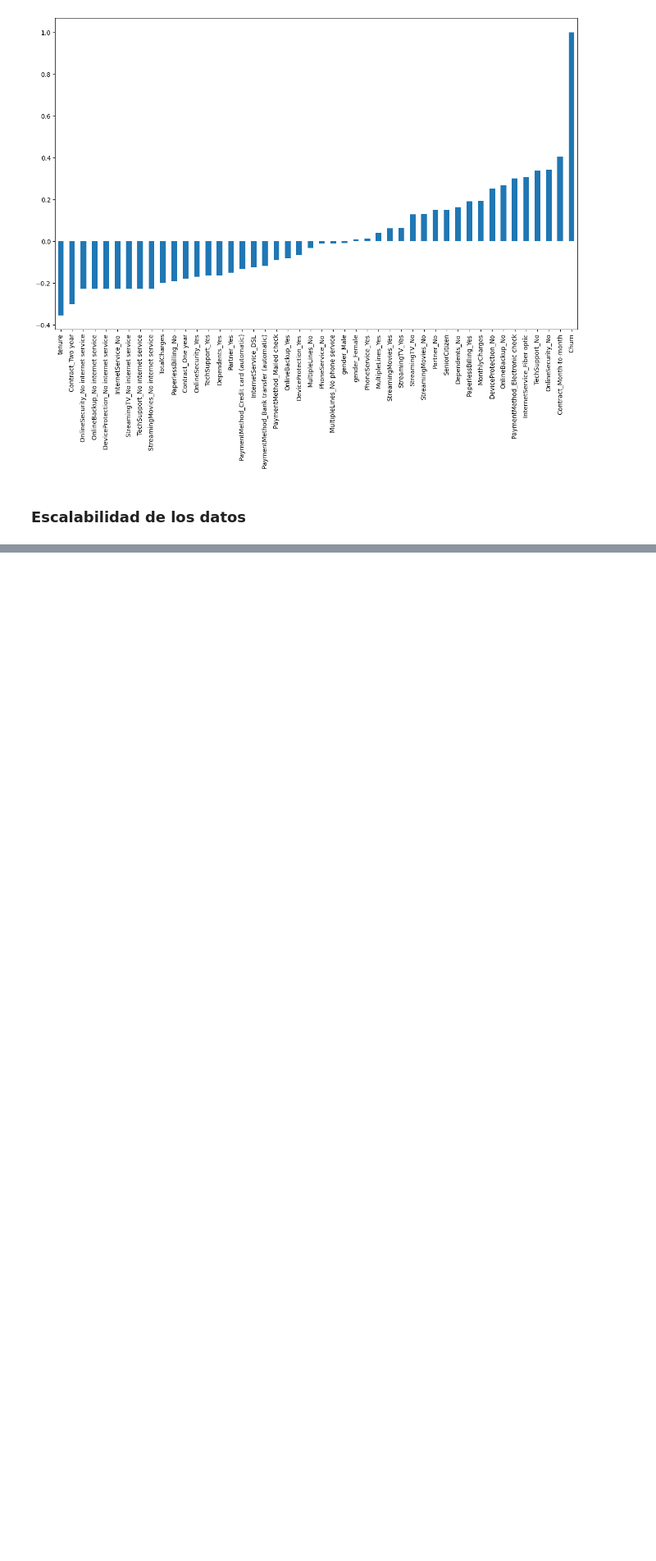
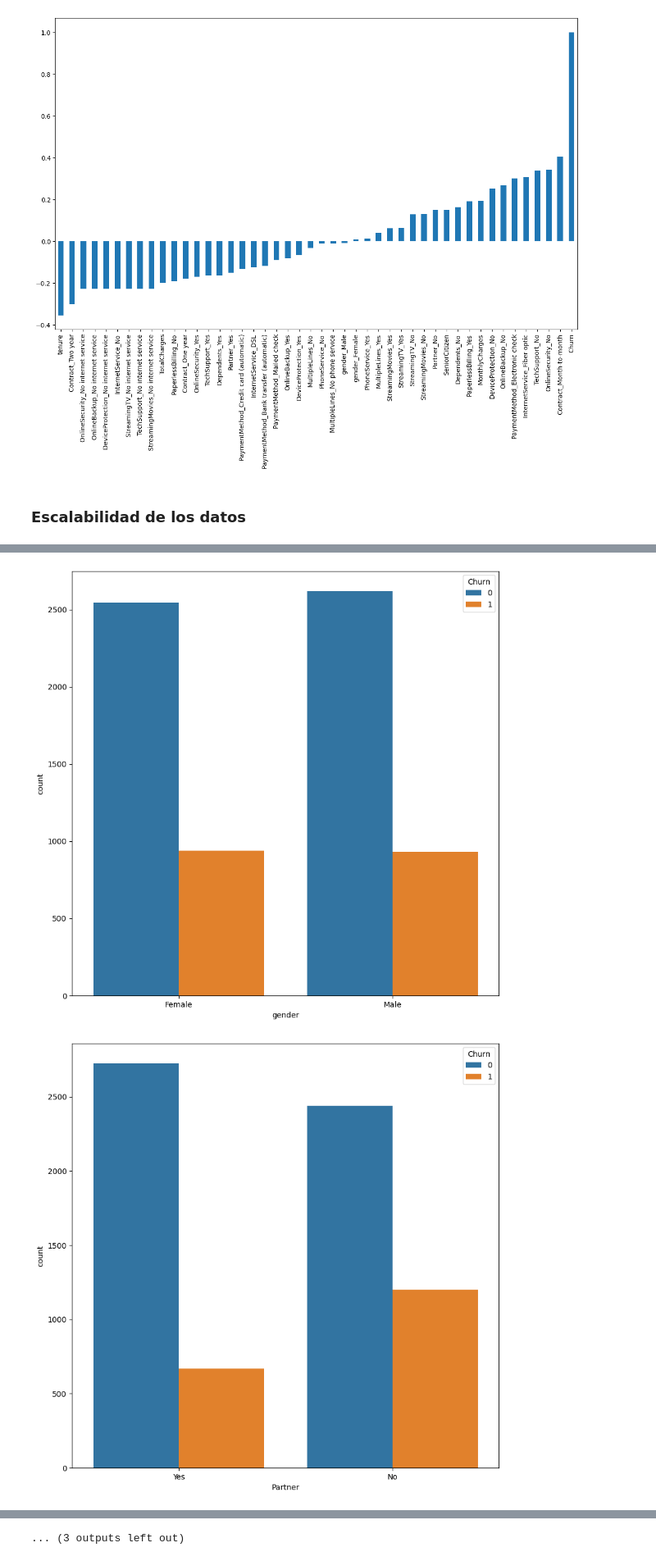
Before and after one commit to oscardbocanegra/learning_platzi, a Jupyter notebook: dataScientistPython/regresion_logistica_sklearn/regresion_logistica_binomial.ipynb, the cells around one changed output, grey strips where cells are left out. Shown at 82% size. Saved outputs shown, nothing was run; the diff lists cells and outputs as text; code cells hidden in the pictures; blank space fills up the shorter version.

```diff
--- a/dataScientistPython/regresion_logistica_sklearn/regresion_logistica_binomial.ipynb
+++ b/dataScientistPython/regresion_logistica_sklearn/regresion_logistica_binomial.ipynb
@@ -166,0 +176,13 @@ df_data_processing_scaled.head(5)
+# %%
+def plot_categorical(colum):
+    fig = plt.figure(figsize=(10, 10))
+    sns.countplot(data=df_data, x=colum, hue='Churn')
+    plt.show()
+# %%
+column_cat = df_data.select_dtypes(include='object').columns
+# %%
+for col in column_cat:
+    plot_categorical(col)
+# %% [output]
+[figure, added]
+[figure, added]
@@ -166,0 +199 @@ df_data_processing_scaled.head(5)
+... (3 outputs left out)
```
Also changed, not shown: parts of 12 cells of this notebook.
